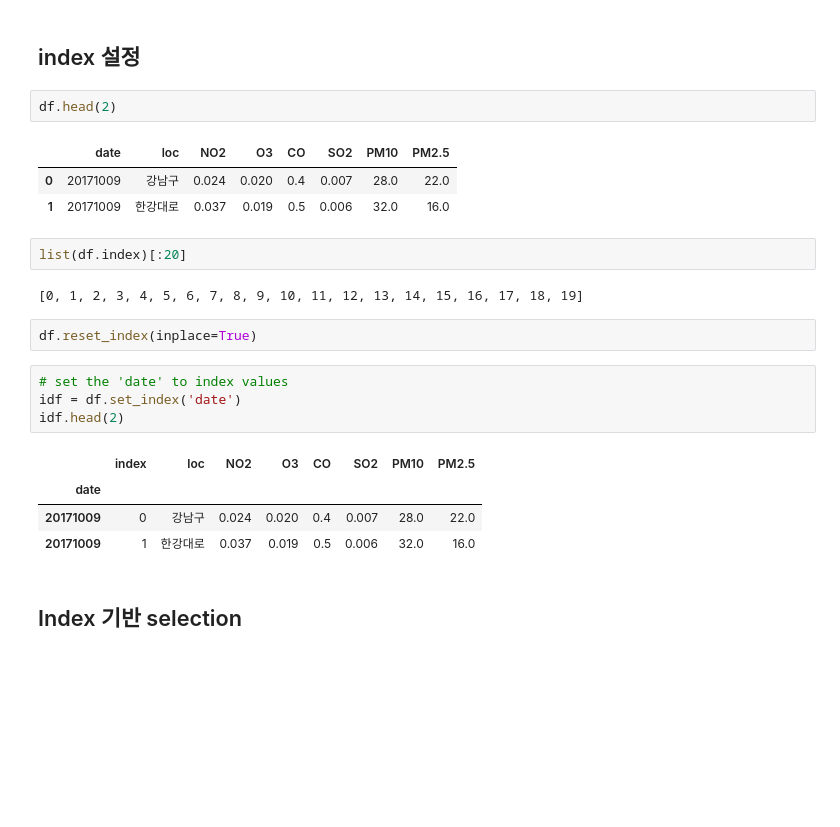
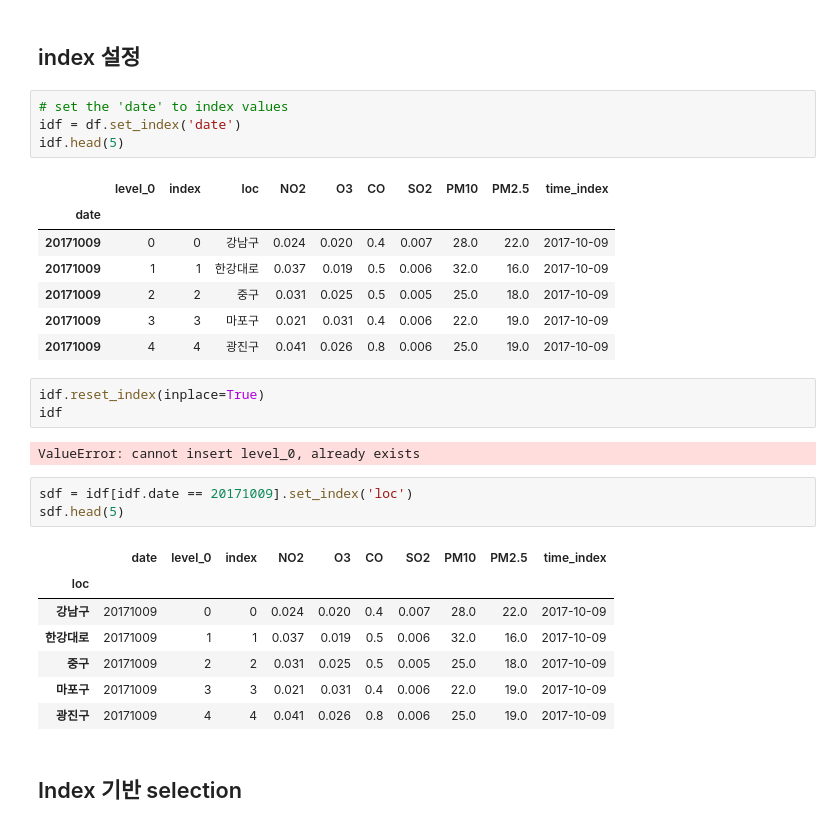
Before and after one commit to sumyeon/python_analytics_atoz, a Jupyter notebook: basic_pandas.ipynb, the cells around one changed output. Saved outputs shown, nothing was run; the diff lists cells and outputs as text; blank space fills up the shorter version.

```diff
--- a/basic_pandas.ipynb
+++ b/basic_pandas.ipynb
@@ -322,27 +401,34 @@ df.groupby('loc').agg(pm25mean=('PM2.5','mean'), pm10mean=('PM10','mean'))
 # Index
 # %% [markdown]
 ## index 설정
-# %%
-df.head(2)
-# %% [output]
-|  | date | loc | NO2 | O3 | CO | SO2 | PM10 | PM2.5 |
-| 0 | 20171009 | 강남구 | 0.024 | 0.020 | 0.4 | 0.007 | 28.0 | 22.0 |
-| 1 | 20171009 | 한강대로 | 0.037 | 0.019 | 0.5 | 0.006 | 32.0 | 16.0 |
-# %%
-list(df.index)[:20]
-# %% [output]
-[0, 1, 2, 3, 4, 5, 6, 7, 8, 9, 10, 11, 12, 13, 14, 15, 16, 17, 18, 19]
+# %%
+# set the 'date' to index values
+idf = df.set_index('date')
+idf.head(5)
+# %% [output]
+|  | level_0 | index | loc | NO2 | O3 | CO | SO2 | PM10 | PM2.5 | time_index |
+| date |  |  |  |  |  |  |  |  |  |  |
+| 20171009 | 0 | 0 | 강남구 | 0.024 | 0.020 | 0.4 | 0.007 | 28.0 | 22.0 | 2017-10-09 |
+| 20171009 | 1 | 1 | 한강대로 | 0.037 | 0.019 | 0.5 | 0.006 | 32.0 | 16.0 | 2017-10-09 |
+| 20171009 | 2 | 2 | 중구 | 0.031 | 0.025 | 0.5 | 0.005 | 25.0 | 18.0 | 2017-10-09 |
+| 20171009 | 3 | 3 | 마포구 | 0.021 | 0.031 | 0.4 | 0.006 | 22.0 | 19.0 | 2017-10-09 |
+| 20171009 | 4 | 4 | 광진구 | 0.041 | 0.026 | 0.8 | 0.006 | 25.0 | 19.0 | 2017-10-09 |
 # %%
-df.reset_index(inplace=True)
+idf.reset_index(inplace=True)
+idf
+# %% [output]
+ValueError: cannot insert level_0, already exists
-# %%
-# set the 'date' to index values
-idf = df.set_index('date')
-idf.head(2)
-# %% [output]
-|  | index | loc | NO2 | O3 | CO | SO2 | PM10 | PM2.5 |
-| date |  |  |  |  |  |  |  |  |
-| 20171009 | 0 | 강남구 | 0.024 | 0.020 | 0.4 | 0.007 | 28.0 | 22.0 |
-| 20171009 | 1 | 한강대로 | 0.037 | 0.019 | 0.5 | 0.006 | 32.0 | 16.0 |
+# %%
+sdf = idf[idf.date == 20171009].set_index('loc')
+sdf.head(5)
+# %% [output]
+|  | date | level_0 | index | NO2 | O3 | CO | SO2 | PM10 | PM2.5 | time_index |
+| loc |  |  |  |  |  |  |  |  |  |  |
+| 강남구 | 20171009 | 0 | 0 | 0.024 | 0.020 | 0.4 | 0.007 | 28.0 | 22.0 | 2017-10-09 |
+| 한강대로 | 20171009 | 1 | 1 | 0.037 | 0.019 | 0.5 | 0.006 | 32.0 | 16.0 | 2017-10-09 |
+| 중구 | 20171009 | 2 | 2 | 0.031 | 0.025 | 0.5 | 0.005 | 25.0 | 18.0 | 2017-10-09 |
+| 마포구 | 20171009 | 3 | 3 | 0.021 | 0.031 | 0.4 | 0.006 | 22.0 | 19.0 | 2017-10-09 |
+| 광진구 | 20171009 | 4 | 4 | 0.041 | 0.026 | 0.8 | 0.006 | 25.0 | 19.0 | 2017-10-09 |
 # %% [markdown]
 ## Index 기반 selection
 # %%
```
Also changed, not shown: parts of 49 cells of this notebook.
